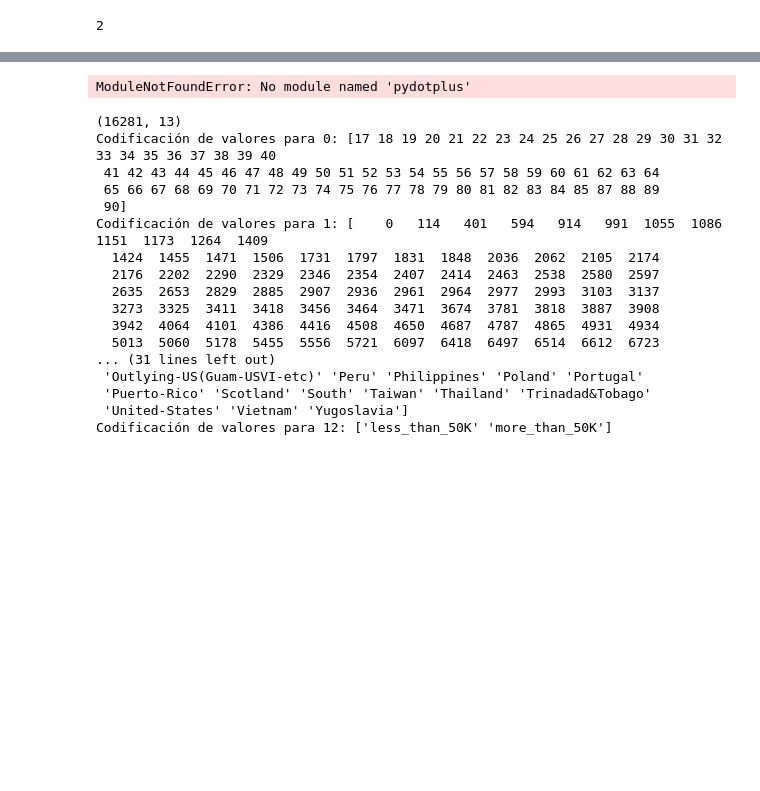
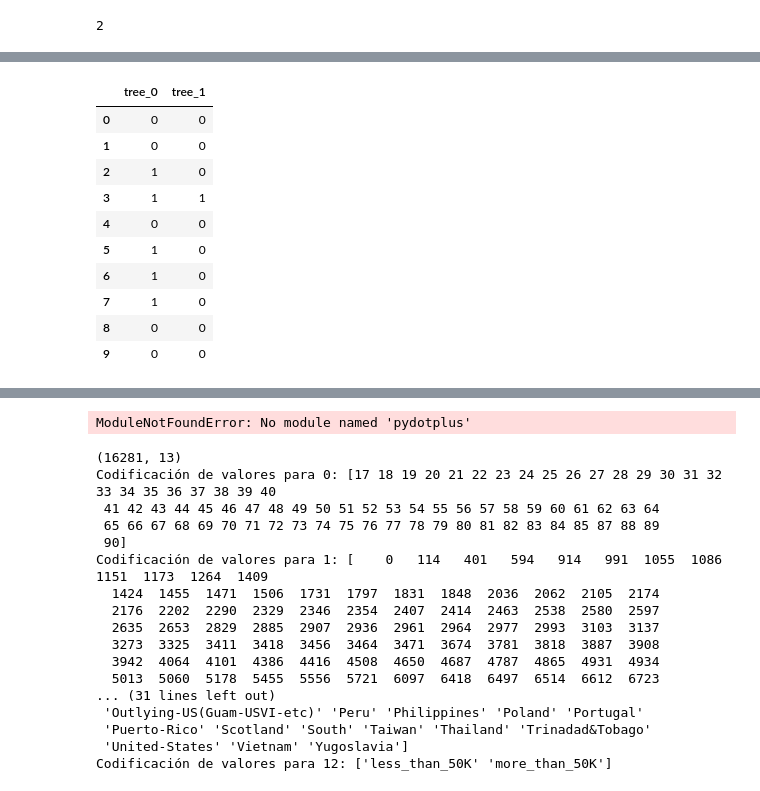
Before and after one commit to CavernaryBeast/TreeBased-Models-Assembly-RV, a Jupyter notebook: Notebook/Project's Notebook.ipynb, the cells around one changed output, grey strips where cells are left out. Cells and saved outputs as stored; diff of their text form; code cells hidden in the pictures; blank space fills up the shorter version.

Commit message:
Predictions already functioning

```diff
--- a/Notebook/Project's Notebook.ipynb
+++ b/Notebook/Project's Notebook.ipynb
@@ -135,7 +125,7 @@ columns_chosen.head(10)
 # %% [markdown]
 Ahora, vamos a probar el algoritmo de entrenamiento con todo el proceso arriba descrito implementado
 # %%
-forest = aux_functions.train_forest('adult_test', 2, 1, 4)
+forest, indices_chosen = aux_functions.train_forest('adult_test', 2, 1, 4)
 # %% [output]
 (16281, 13)
 Codificación de valores para 0: [17 18 19 20 21 22 23 24 25 26 27 28 29 30 31 32 33 34 35 36 37 38 39 40
@@ -161,0 +163,2 @@ len(forest)
+# %%
+forest_predictions, df_predictions = aux_functions.forest_predictions('adult_test', forest, indices_chosen)
@@ -161,0 +183,14 @@ len(forest)
+# %%
+df_predictions.head(10)
+# %% [output]
+|  | tree_0 | tree_1 |
+| 0 | 0 | 0 |
+| 1 | 0 | 0 |
+| 2 | 1 | 0 |
+| 3 | 1 | 1 |
+| 4 | 0 | 0 |
+| 5 | 1 | 0 |
+| 6 | 1 | 0 |
+| 7 | 1 | 0 |
+| 8 | 0 | 0 |
+| 9 | 0 | 0 |
```
Also changed, not shown: parts of 11 cells of this notebook, 1 other file.
